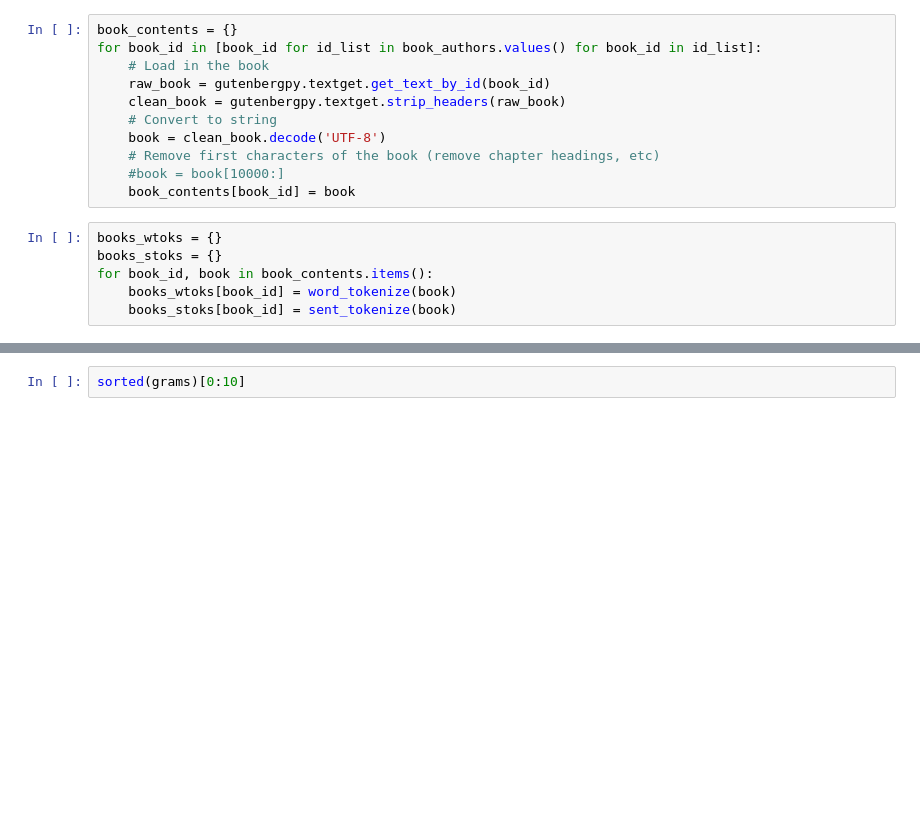
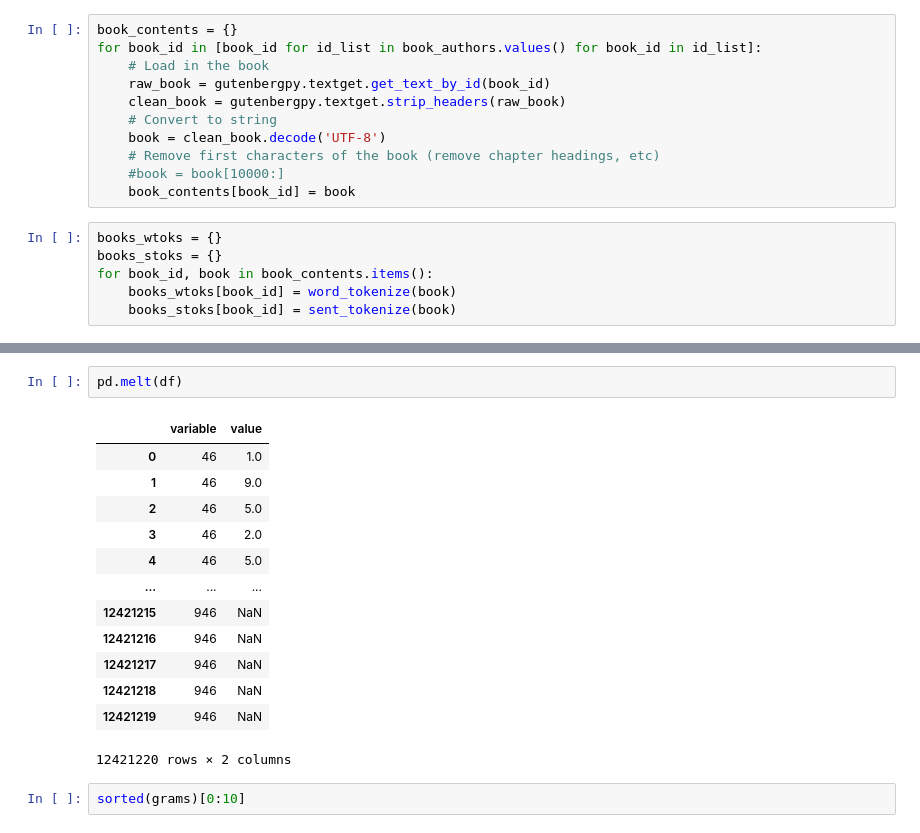
Before and after one commit to accuracy-eminent/writing_style_detection, a Jupyter notebook: eda.ipynb, the cells around one changed output, grey strips where cells are left out. Cells and saved outputs as stored; diff of their text form; blank space fills up the shorter version.

```diff
--- a/eda.ipynb
+++ b/eda.ipynb
@@ -70,3 +84,19 @@ grams = list(ngrams(book_contents[98], 2))
+# %%
+pd.melt(df)
+# %% [output]
+|  | variable | value |
+| 0 | 46 | 1.0 |
+| 1 | 46 | 9.0 |
+| 2 | 46 | 5.0 |
+| 3 | 46 | 2.0 |
+| 4 | 46 | 5.0 |
+| ... | ... | ... |
+| 12421215 | 946 | NaN |
+| 12421216 | 946 | NaN |
+| 12421217 | 946 | NaN |
+| 12421218 | 946 | NaN |
+| 12421219 | 946 | NaN |
+12421220 rows × 2 columns
 # %%
 sorted(grams)[0:10]
 # %%
```
Also changed, not shown: parts of 7 cells of this notebook.
